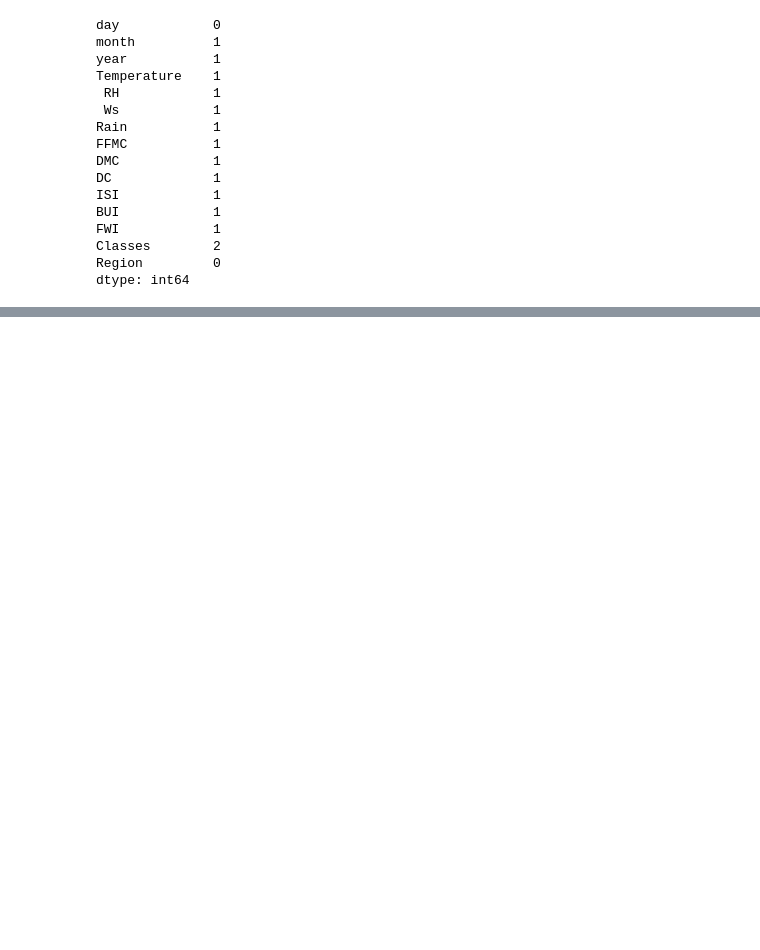
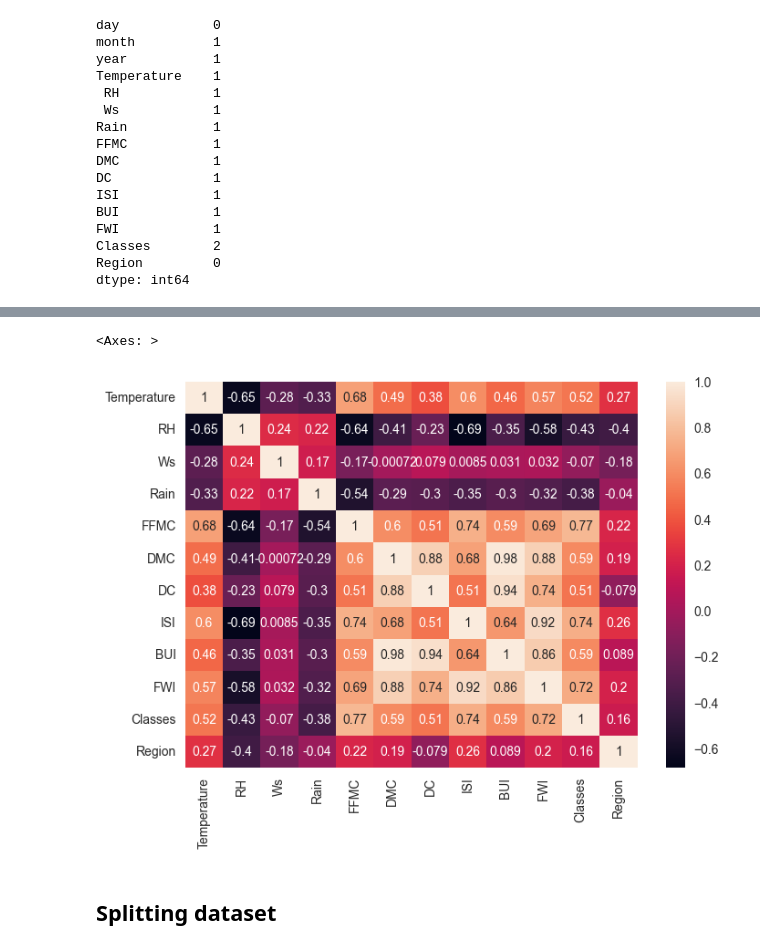
Before and after one commit to CC-KEH/ml-models, a Jupyter notebook: Linear Regression/algerian_forest_fire/algerian_forest_fire.ipynb, the cells around one changed output, grey strips where cells are left out. Cells and saved outputs as stored; diff of their text form; code cells hidden in the pictures; blank space fills up the shorter version.

```diff
--- a/Linear Regression/algerian_forest_fire/algerian_forest_fire.ipynb
+++ b/Linear Regression/algerian_forest_fire/algerian_forest_fire.ipynb
@@ -140,0 +250,7 @@ IndexError: only integers, slices (`:`), ellipsis (`...`), numpy.newaxis (`None`
+# %%
+sns.heatmap(df_copy.corr(),annot=True)
+# %% [output]
+<Axes: >
+[figure, added]
+# %% [markdown]
+## Splitting dataset
```
Also changed, not shown: parts of 50 cells of this notebook, 6 other files.
